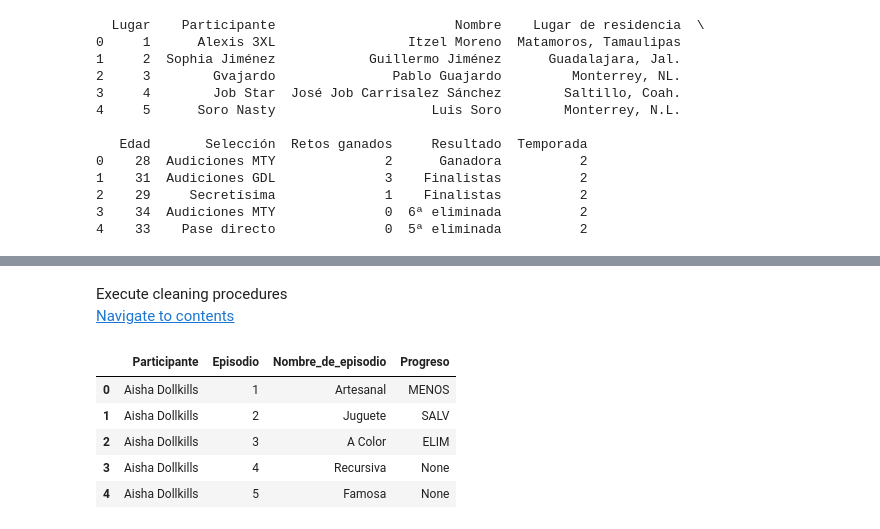
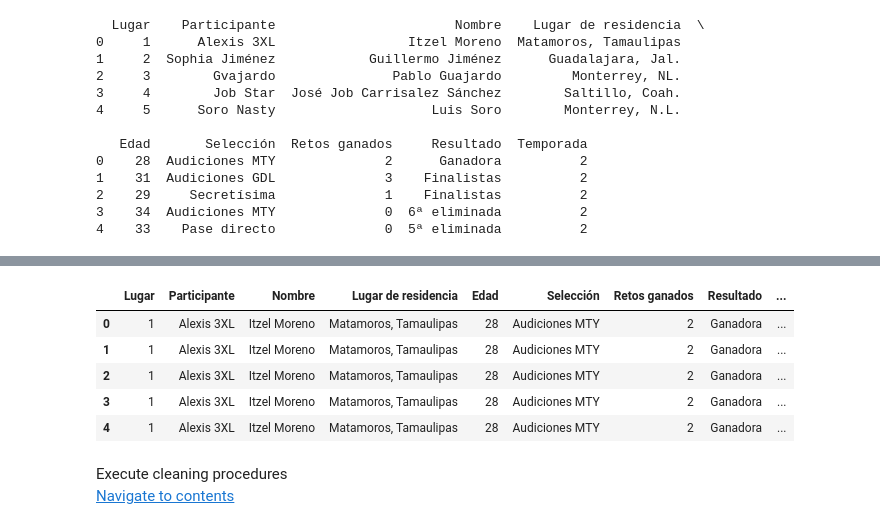
Before and after one commit to NilArj/drag_show, a Jupyter notebook: drag_show.ipynb, the cells around one changed output, grey strips where cells are left out. Cells and saved outputs as stored; diff of their text form; code cells hidden in the pictures.

```diff
--- a/drag_show.ipynb
+++ b/drag_show.ipynb
@@ -130,3 +100,12 @@ memory usage: 17.2+ KB
+# %%
+df.head()
+# %% [output]
+|  | Lugar | Participante | Nombre | Lugar de residencia | Edad | Selección | Retos ganados | Resultado | ... |
+| 0 | 1 | Alexis 3XL | Itzel Moreno | Matamoros, Tamaulipas | 28 | Audiciones MTY | 2 | Ganadora | ... |
+| 1 | 1 | Alexis 3XL | Itzel Moreno | Matamoros, Tamaulipas | 28 | Audiciones MTY | 2 | Ganadora | ... |
+| 2 | 1 | Alexis 3XL | Itzel Moreno | Matamoros, Tamaulipas | 28 | Audiciones MTY | 2 | Ganadora | ... |
+| 3 | 1 | Alexis 3XL | Itzel Moreno | Matamoros, Tamaulipas | 28 | Audiciones MTY | 2 | Ganadora | ... |
+| 4 | 1 | Alexis 3XL | Itzel Moreno | Matamoros, Tamaulipas | 28 | Audiciones MTY | 2 | Ganadora | ... |
 # %% [markdown]
 <a id="cleaning"></a>
 Execute cleaning procedures
@@ -137,9 +113,0 @@ df_table_2 = df_table_2.rename(columns = {"Concursante" : "Participante"})
-# %%
-df_table_2.head()
-# %% [output]
-|  | Participante | Episodio | Nombre_de_episodio | Progreso |
-| 0 | Aisha Dollkills | 1 | Artesanal | MENOS |
-| 1 | Aisha Dollkills | 2 | Juguete | SALV |
-| 2 | Aisha Dollkills | 3 | A Color | ELIM |
-| 3 | Aisha Dollkills | 4 | Recursiva | None |
-| 4 | Aisha Dollkills | 5 | Famosa | None |
```
Also changed, not shown: parts of 56 cells of this notebook.
